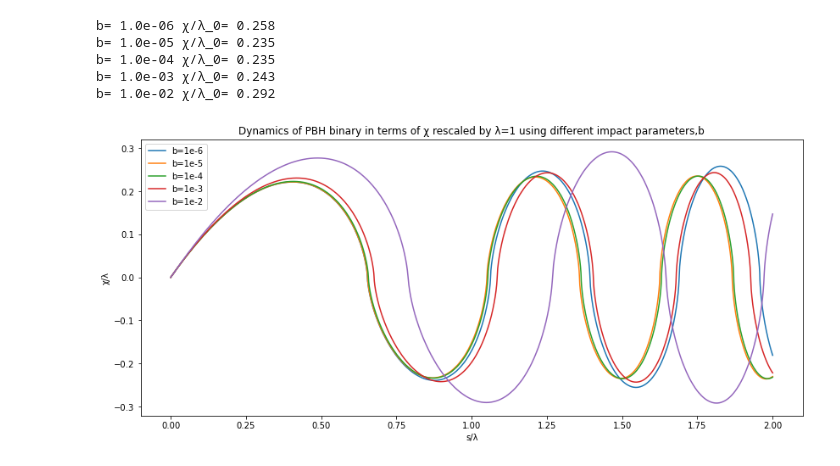
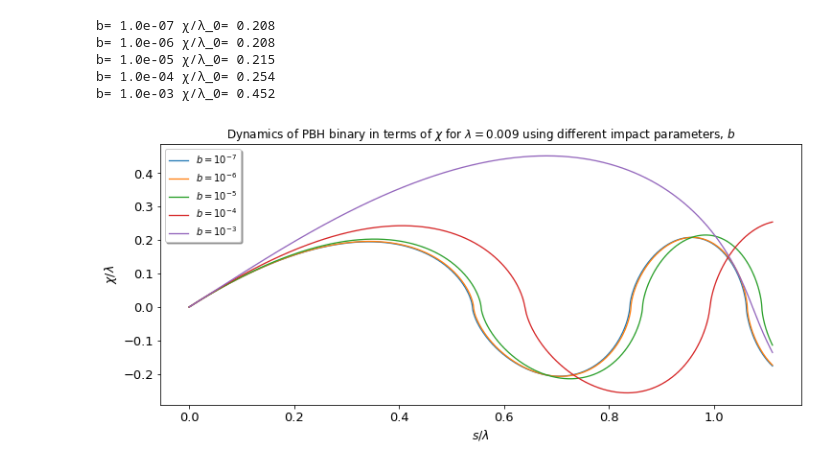
Before and after one commit to pratibhajangra591/Ifca-github, a Jupyter notebook: PBH binary.ipynb, the cells around one changed output. Saved outputs shown, nothing was run; the diff lists cells and outputs as text; code cells hidden in the pictures.

```diff
--- a/PBH binary.ipynb
+++ b/PBH binary.ipynb
@@ -137,43 +181,58 @@ plt.show()
 # %%
-#Eq.(6) in "The merger rate of primordial-black-hole binaries" and eq.(20) in "PBH-binary" pdf.
+# Eq.(6) in "The merger rate of primordial-black-hole binaries" and eq.(16) in "PBH-binary" notes.
 
 # Dynamics of the PBH binaries in terms of the dimensionless coordinate, χ=(r/x) for different
-# impact parameters
+# impact parameters,b.
 
 
-fig = plt.figure(figsize=(14, 6))
-def h(x):
-    return math.sqrt((x**-3)+(x**-4))
-def g(x):
-        return  -((3*x+4)/(2*h(x)*(x**5))) #g(x)=h'(x).
+# Solution of the equation of the PBH binary in terms of the dimensionless coordinate, χ=(r/x) for λ<<1 i.e. λ=0.009(say) which correspods to
+# in the radiation domination era.
 
-b=1e-6
-while b<1e-1:
-    def f(u,s):
+# λ=(8πρ_eqx^3)/3(M_1PBH+M_2PBH).
+
+fig = plt.figure(figsize=(12, 5))
+
+b=1e-7
+while b<1e-2:
+    def f(u,s):        #Eq.(16) in "PBH-binary" notes.
         return [u[1], -((s*g(s)+h(s))*((s*u[1]-u[0]))/(h(s)*s**2))-((u[0])/((((h(s)*s)**2))*
                                                             λ*((u[0]**2+b**2)**(3/2))))]
-    λ=1
-    separation0= [1e-10,1]
-    ss= np.linspace(1e-10,2,1000000)
+    λ=0.009
+    separation0= [1e-12,1]
+    ss= np.linspace(1e-12,1e-2,6000)
     us= odeint(f,separation0,ss)
     separations= us[:,0]
     As=ss/λ
     Bs=separations/λ
     Bs_max=np.max(Bs)
     print("b=",'%.1e'%b,"χ/λ_0=",'%.3f'%Bs_max)
     plt.plot(As,Bs,'')
     b*=10
 
-plt.xlabel('s/λ')
-plt.ylabel('χ/λ')
-plt.title('Dynamics of PBH binary in terms of χ rescaled by λ=1 using different impact parameters,b')
-plt.legend(["b=1e-6","b=1e-5","b=1e-4","b=1e-3","b=1e-2"])
-plt.savefig("4.jpg",dpi=100)
+
+plt.rc('lines', linewidth=1.3)
+plt.xticks(fontsize=13)
+plt.yticks(fontsize=13)
+
+
+plt.xlabel('$s/λ$',fontsize=12.5)
+plt.ylabel('$χ/λ$',fontsize=12.5)
+
+plt.title('Dynamics of PBH binary in terms of $χ$ for $λ=0.009$ using different impact parameters, $b$')
+plt.legend(["$b=10^{-7}\hspace{0.3}$","$b=10^{-6}\hspace{0.3}$","$b=10^{-5}\hspace{0.3}$","$b=10^{-4}\hspace{0.3}$","$b=10^{-3}\hspace{0.3}$"],
+           prop = {'size':10}, facecolor = 'white',loc='upper left', shadow = True,fontsize=39)
+
+
+plt.savefig("4.pdf")
 plt.show()
+
+
+#The graph clearly shows that, to solve the PBH binary equation in terms of the dimensionless coordinates, χ:- the adequate choice
+#of impact parameter, b for λ<<1 i.e. λ=0.009  is b=10^{-6}.
 # %% [output]
-b= 1.0e-06 χ/λ_0= 0.258
-b= 1.0e-05 χ/λ_0= 0.235
-b= 1.0e-04 χ/λ_0= 0.235
-b= 1.0e-03 χ/λ_0= 0.243
-b= 1.0e-02 χ/λ_0= 0.292
+b= 1.0e-07 χ/λ_0= 0.208
+b= 1.0e-06 χ/λ_0= 0.208
+b= 1.0e-05 χ/λ_0= 0.215
+b= 1.0e-04 χ/λ_0= 0.254
+b= 1.0e-03 χ/λ_0= 0.452
-[figure, old version]
+[figure, new version]
```
Also changed, not shown: parts of 27 cells of this notebook.
